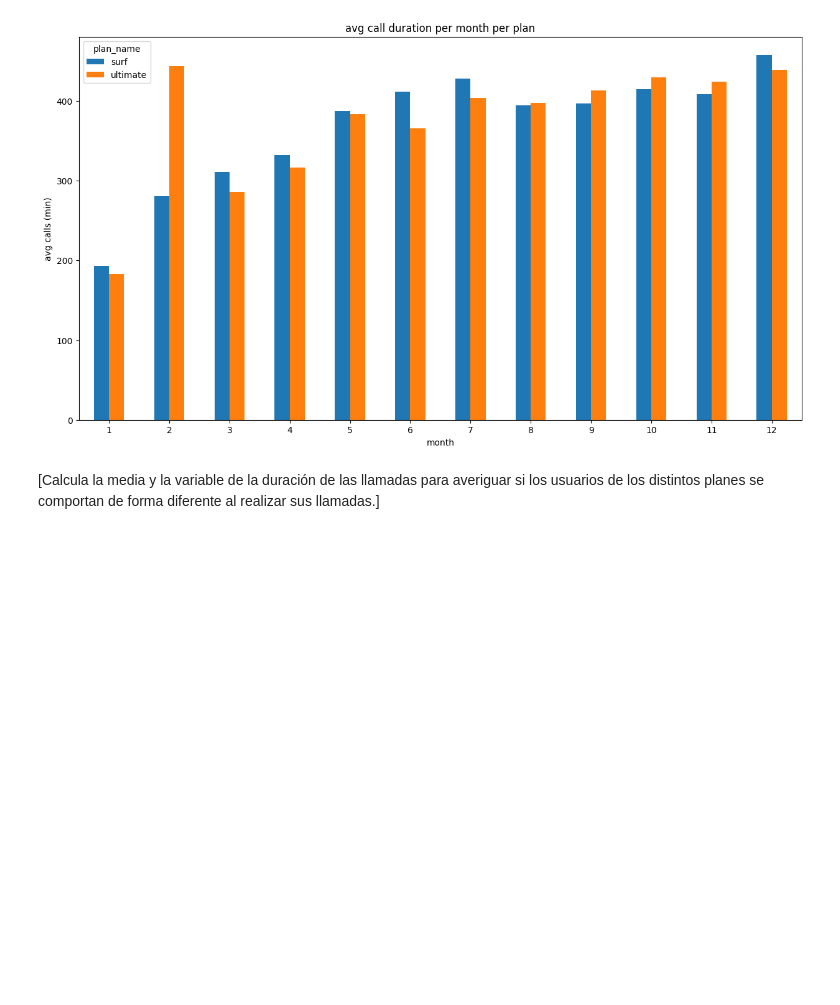
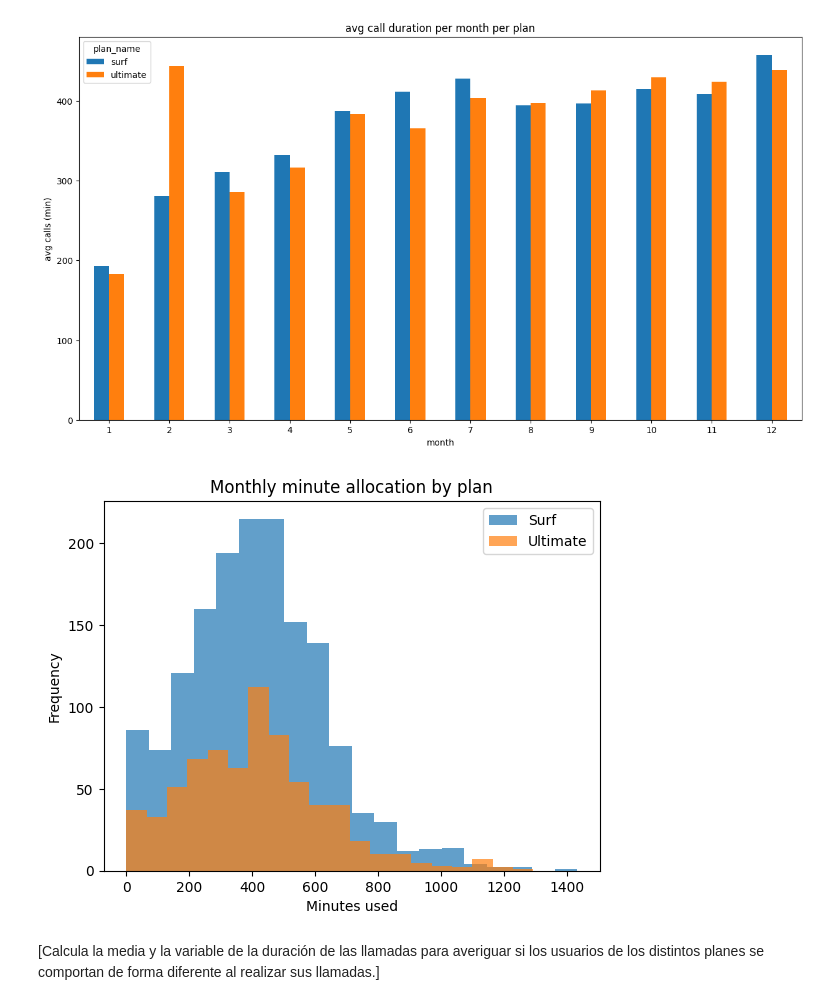
Before and after one commit to carloscarranza2486/tripleten-data-science, a Jupyter notebook: sprint-05-data_statistical-analysis/final_project_megaline_fees/notebook.ipynb, the cells around one changed output. Drawn from its saved outputs; the diff is of its cells as text; code cells hidden in the pictures; blank space fills up the shorter version.

Commit message:
Actualiza notebook de Megaline con histograma de minutos.
Añade visualización comparativa de minutos por plan y conserva salidas recientes de ejecución.

Made-with: Cursor

```diff
--- a/sprint-05-data_statistical-analysis/final_project_megaline_fees/notebook.ipynb
+++ b/sprint-05-data_statistical-analysis/final_project_megaline_fees/notebook.ipynb
@@ -649,3 +647,15 @@ plt.show()
+# %%
+# Compara el número de minutos mensuales que necesitan los usuarios de cada plan. Traza un histograma.
+final_merge[final_merge["plan_name"] == "surf"]["minutes_used"].plot(kind="hist",bins=20, alpha=0.7, label="Surf") # primero trazamos el histograma para el plam surf
+final_merge[final_merge["plan_name"] == "ultimate"]["minutes_used"].plot(kind="hist",bins=20, alpha=0.7, label = "Ultimate") # ahora para el ultimate
+
+plt.title("Monthly minute allocation by plan")
+plt.xlabel("Minutes used")
+plt.ylabel("Frequency")
+plt.legend()
+plt.show()
+# %% [output]
+[figure, added]
 # %% [markdown]
 [Calcula la media y la variable de la duración de las llamadas para averiguar si los usuarios de los distintos planes se comportan de forma diferente al realizar sus llamadas.]
 # %%
```
Also changed, not shown: parts of 1 cell of this notebook.
